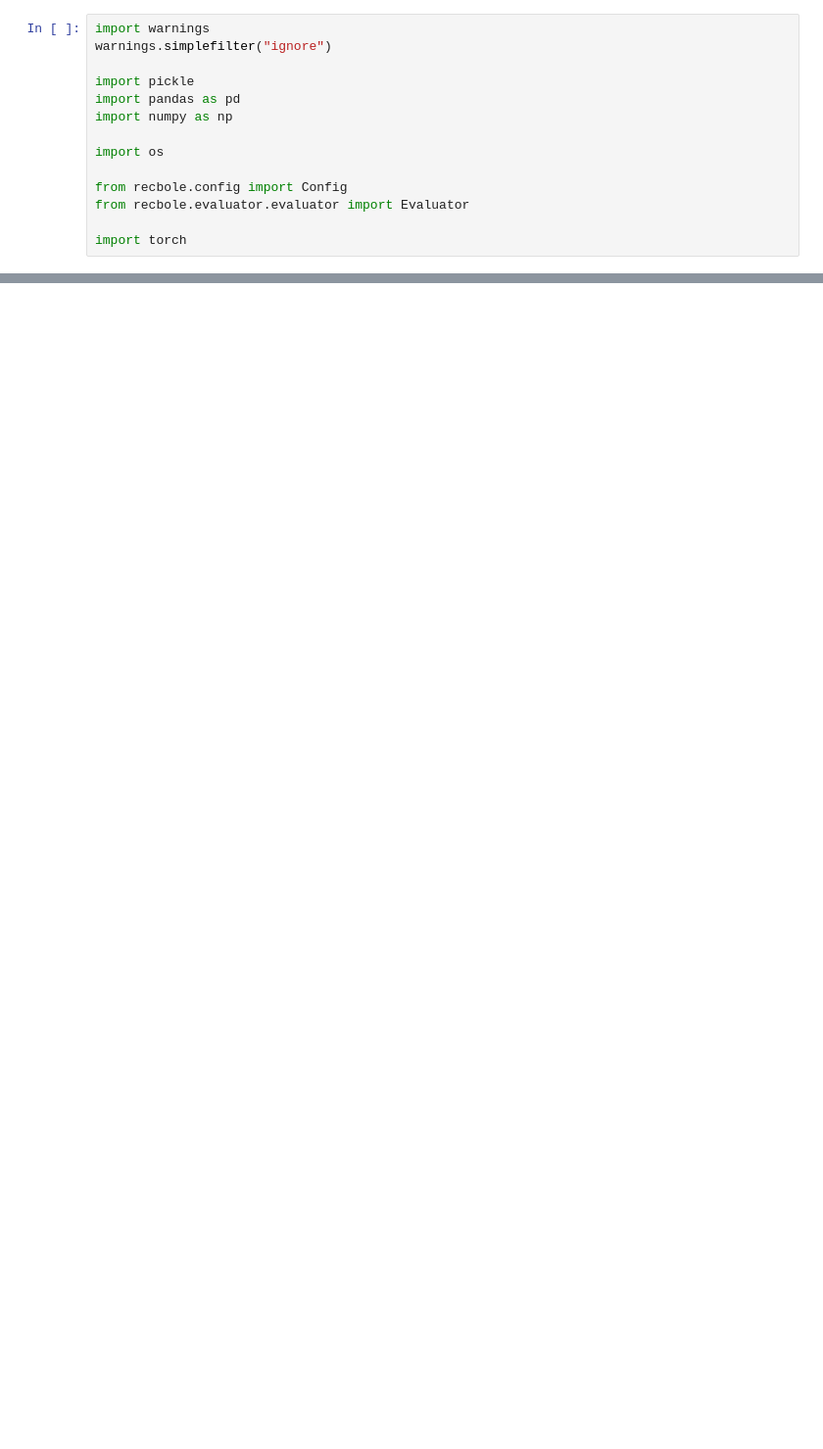
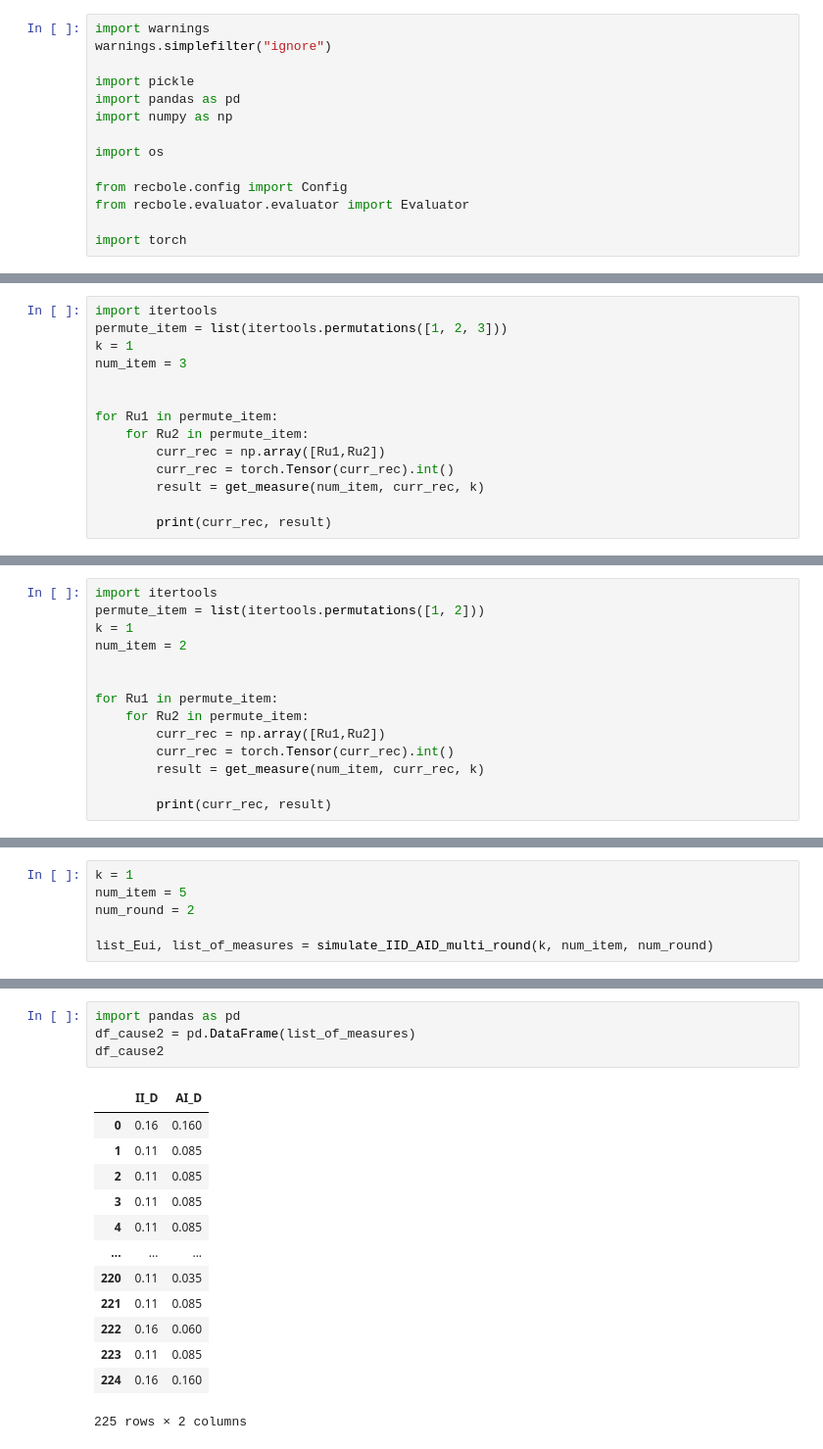
Before and after one commit to theresiavr/individual-item-fairness-measures-recsys, a Jupyter notebook: experiments_table_plots/analysis.ipynb, the cells around one changed output, grey strips where cells are left out. Shown at 98% size. Saved outputs shown, nothing was run; the diff lists cells and outputs as text; blank space fills up the shorter version.

```diff
--- a/experiments_table_plots/analysis.ipynb
+++ b/experiments_table_plots/analysis.ipynb
@@ -526,0 +83,14 @@ for dataset in list_dataset:
+# %%
+import itertools
+permute_item = list(itertools.permutations([1, 2, 3]))
+k = 1
+num_item = 3
+
+
+for Ru1 in permute_item:
+    for Ru2 in permute_item:
+        curr_rec = np.array([Ru1,Ru2])
+        curr_rec = torch.Tensor(curr_rec).int()
+        result = get_measure(num_item, curr_rec, k)
+
+        print(curr_rec, result)
@@ -526,0 +123,14 @@ for dataset in list_dataset:
+# %%
+import itertools
+permute_item = list(itertools.permutations([1, 2]))
+k = 1
+num_item = 2
+
+
+for Ru1 in permute_item:
+    for Ru2 in permute_item:
+        curr_rec = np.array([Ru1,Ru2])
+        curr_rec = torch.Tensor(curr_rec).int()
+        result = get_measure(num_item, curr_rec, k)
+
+        print(curr_rec, result)
@@ -526,0 +214,6 @@ for dataset in list_dataset:
+# %%
+k = 1
+num_item = 5
+num_round = 2
+
+list_Eui, list_of_measures = simulate_IID_AID_multi_round(k, num_item, num_round)
@@ -526,0 +260,18 @@ for dataset in list_dataset:
+# %%
+import pandas as pd
+df_cause2 = pd.DataFrame(list_of_measures)
+df_cause2
+# %% [output]
+|  | II_D | AI_D |
+| 0 | 0.16 | 0.160 |
+| 1 | 0.11 | 0.085 |
+| 2 | 0.11 | 0.085 |
+| 3 | 0.11 | 0.085 |
+| 4 | 0.11 | 0.085 |
+| ... | ... | ... |
+| 220 | 0.11 | 0.035 |
+| 221 | 0.11 | 0.085 |
+| 222 | 0.16 | 0.060 |
+| 223 | 0.11 | 0.085 |
+| 224 | 0.16 | 0.160 |
+225 rows × 2 columns
```
Also changed, not shown: parts of 65 cells of this notebook, 7 other files.
